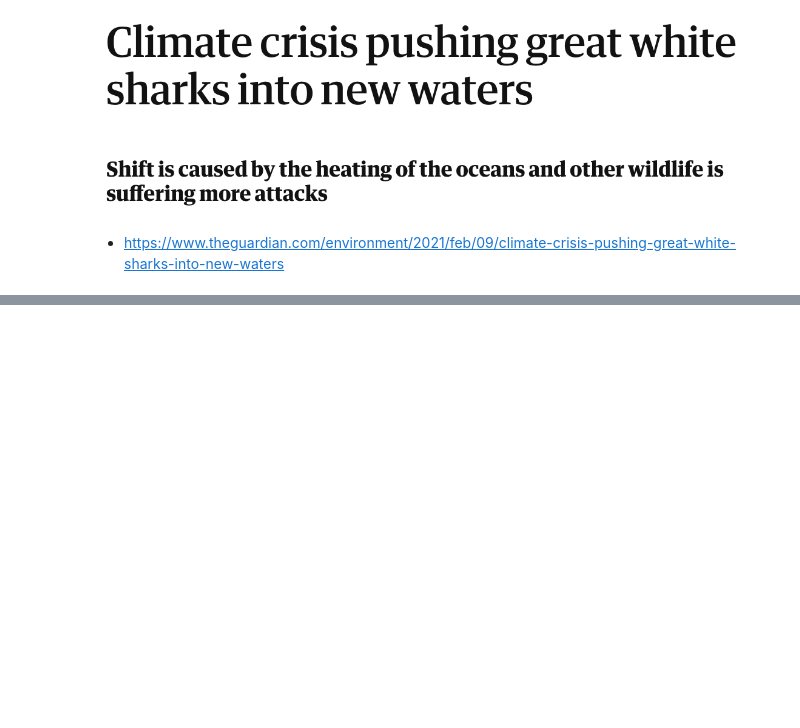
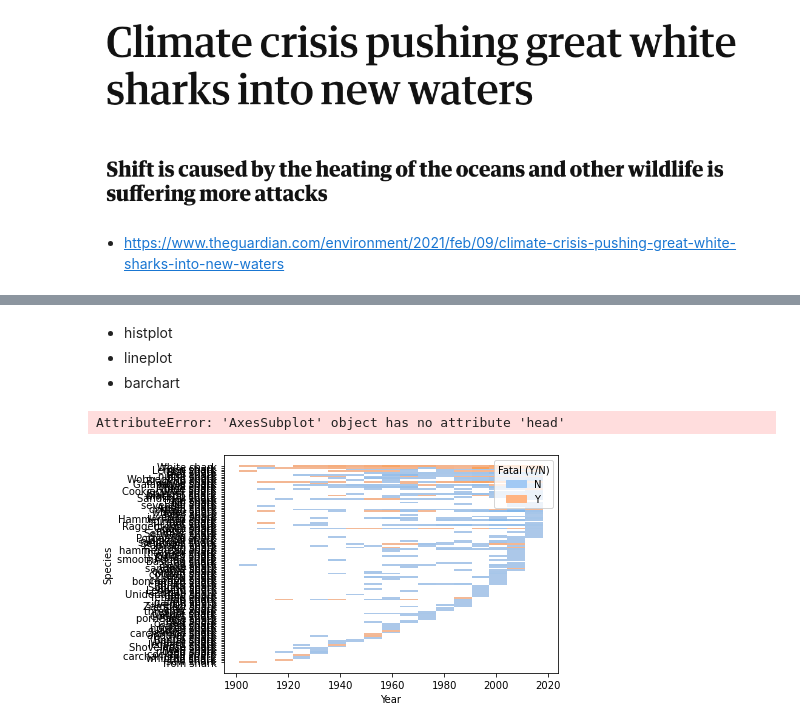
Before and after one commit to Hugocodesdude/Project_1, a Jupyter notebook: Project_1_Data_Vis.ipynb, the cells around one changed output, grey strips where cells are left out. Drawn from its saved outputs; the diff is of its cells as text; code cells hidden in the pictures; blank space fills up the shorter version.

```diff
--- a/Project_1_Data_Vis.ipynb
+++ b/Project_1_Data_Vis.ipynb
@@ -22,0 +43,9 @@ clean_data_set = pd.read_csv("./data/df_clean_nan.csv")
+# %% [markdown]
+- histplot
+- lineplot
+- barchart
+# %%
+sns.histplot(x="Year", y= "Species" , hue="Fatal (Y/N)", data=clean_data_set, palette="pastel").head(5);
+# %% [output]
+AttributeError: 'AxesSubplot' object has no attribute 'head'
+[figure, added]
```
Also changed, not shown: parts of 10 cells of this notebook, 1 other file.
